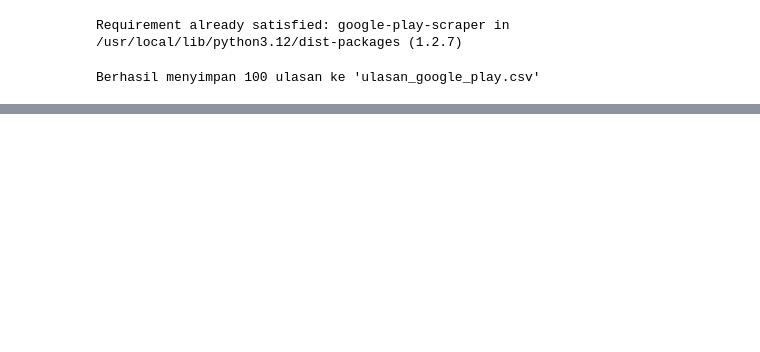
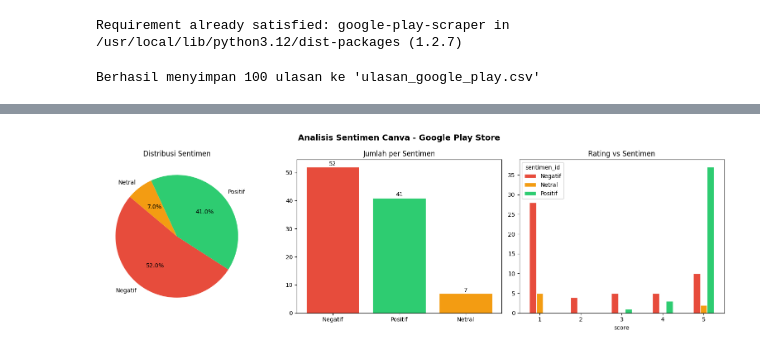
Before and after one commit to TeryYaki/UTS-BIG_DATA, a Jupyter notebook: UTS_BIG_DATA_TERRY.ipynb, the cells around one changed output, grey strips where cells are left out. Cells and saved outputs as stored; diff of their text form; code cells hidden in the pictures; blank space fills up the shorter version.

```diff
--- a/UTS_BIG_DATA_TERRY.ipynb
+++ b/UTS_BIG_DATA_TERRY.ipynb
@@ -35,3 +35,88 @@ with open(filename, 'w', newline='', encoding='utf-8') as f:
 print(f"Berhasil menyimpan {len(result)} ulasan ke '{filename}'")
 # %% [output]
 Berhasil menyimpan 100 ulasan ke 'ulasan_google_play.csv'
+# %%
+import pandas as pd
+from transformers import pipeline
+from tqdm.notebook import tqdm
+import matplotlib.pyplot as plt
+
+df = pd.read_csv('ulasan_google_play.csv')
+df['content'] = df['content'].fillna('').astype(str)
+df['at'] = pd.to_datetime(df['at'])
+df = df[df['content'].str.strip() != ''].reset_index(drop=True)
+
+print(f'📊 Total ulasan : {len(df)}')
+print(f'📅 Rentang data : {df["at"].min().date()} s/d {df["at"].max().date()}')
+df.head()
+
+MODEL_NAME = 'w11wo/indonesian-roberta-base-sentiment-classifier'
+print(f'⏳ Memuat model RoBERTa... (tunggu 2-3 menit pertama kali)')
+
+sentiment_pipeline = pipeline(
+    task='text-classification',
+    model=MODEL_NAME,
+    tokenizer=MODEL_NAME,
+    truncation=True,
+    max_length=512
+)
+
+print('✅ Model berhasil dimuat!')
+test = sentiment_pipeline('Aplikasi ini sangat membantu!')
+print(f'🧪 Tes: {test}')
+
+texts = df['content'].tolist()
+print(f'🔍 Menganalisis {len(texts)} ulasan...')
+
+hasil_sentimen = []
+BATCH_SIZE = 16
+
+for i in tqdm(range(0, len(texts), BATCH_SIZE)):
+    batch = texts[i:i+BATCH_SIZE]
+    results = sentiment_pipeline(batch)
+    hasil_sentimen.extend(results)
+
+df['sentimen']   = [r['label'] for r in hasil_sentimen]
+df['confidence'] = [round(r['score'], 4) for r in hasil_sentimen]
+
+label_map = {
+    'positive': 'Positif',
+    'negative': 'Negatif',
+    'neutral' : 'Netral',
+}
+df['sentimen_id'] = df['sentimen'].map(label_map).fillna(df['sentimen'])
+
+print('✅ Selesai!')
+df[['userName','score','sentimen_id','confidence','content']].head(10)
+
+fig, axes = plt.subplots(1, 3, figsize=(16, 5))
+
+# Judul grafik telah diubah ke Canva
+fig.suptitle('Analisis Sentimen Canva - Google Play Store', fontsize=14, fontweight='bold')
+
+COLORS = {'Positif': '#2ecc71', 'Netral': '#f39c12', 'Negatif': '#e74c3c'}
+counts = df['sentimen_id'].value_counts()
+colors_list = [COLORS.get(l, '#999') for l in counts.index]
+
+axes[0].pie(counts.values, labels=counts.index, autopct='%1.1f%%',
+            colors=colors_list, startangle=140)
+axes[0].set_title('Distribusi Sentimen')
+
+bars = axes[1].bar(counts.index, counts.values, color=colors_list, edgecolor='white')
+axes[1].set_title('Jumlah per Sentimen')
+for bar, val in zip(bars, counts.values):
+    axes[1].text(bar.get_x()+bar.get_width()/2, bar.get_height()+0.5,
+                 str(val), ha='center')
+
+sentiment_rating = df.groupby(['score','sentimen_id']).size().unstack(fill_value=0)
+sentiment_rating.plot(kind='bar', ax=axes[2],
+                      color=[COLORS.get(c,'#999') for c in sentiment_rating.columns],
+                      edgecolor='white')
+axes[2].set_title('Rating vs Sentimen')
+axes[2].tick_params(axis='x', rotation=0)
+
+plt.tight_layout()
+plt.savefig('hasil_sentimen.png', dpi=150, bbox_inches='tight')
+plt.show()
+print('✅ Grafik disimpan!')
+# %% [output]
@@ -37,0 +137 @@ Berhasil menyimpan 100 ulasan ke 'ulasan_google_play.csv'
+[figure, added]
```
Also changed, not shown: parts of 1 cell of this notebook.
